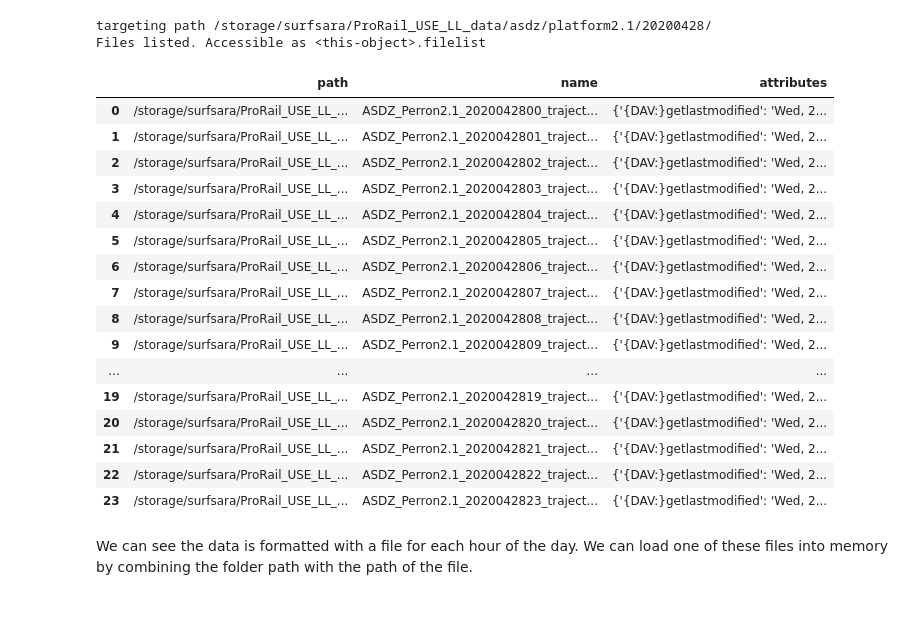
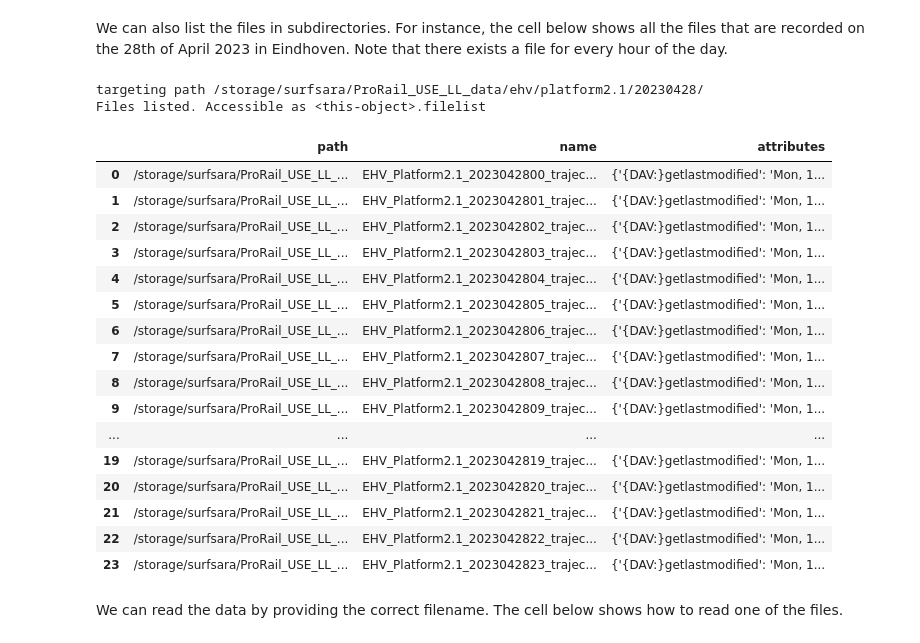
Before and after one commit to Joriswillems/depth_data_im_analysis, a Jupyter notebook: trajectory_analysis.ipynb, the cells around one changed output. Saved outputs shown, nothing was run; the diff lists cells and outputs as text; code cells hidden in the pictures; blank space fills up the shorter version.

```diff
--- a/trajectory_analysis.ipynb
+++ b/trajectory_analysis.ipynb
@@ -33,26 +69,28 @@ Now we will list all the files on TU/e Research drive from a particular area (pl
+# %% [markdown]
+We can also list the files in subdirectories. For instance, the cell below shows all the files that are recorded on the 28th of April 2023 in Eindhoven. Note that there exists a file for every hour of the day.
 # %%
-folder_path = 'asdz/platform2.1/20200428/'
+folder_path = 'ehv/platform2.1/20230428/'
 dh.list_files(folder_path)
 # %% [output]
-targeting path /storage/surfsara/ProRail_USE_LL_data/asdz/platform2.1/20200428/
+targeting path /storage/surfsara/ProRail_USE_LL_data/ehv/platform2.1/20230428/
 Files listed. Accessible as <this-object>.filelist
 |  | path | name | attributes |
-| 0 | /storage/surfsara/ProRail_USE_LL_... | ASDZ_Perron2.1_2020042800_traject... | {'{DAV:}getlastmodified': 'Wed, 2... |
-| 1 | /storage/surfsara/ProRail_USE_LL_... | ASDZ_Perron2.1_2020042801_traject... | {'{DAV:}getlastmodified': 'Wed, 2... |
-| 2 | /storage/surfsara/ProRail_USE_LL_... | ASDZ_Perron2.1_2020042802_traject... | {'{DAV:}getlastmodified': 'Wed, 2... |
-| 3 | /storage/surfsara/ProRail_USE_LL_... | ASDZ_Perron2.1_2020042803_traject... | {'{DAV:}getlastmodified': 'Wed, 2... |
-| 4 | /storage/surfsara/ProRail_USE_LL_... | ASDZ_Perron2.1_2020042804_traject... | {'{DAV:}getlastmodified': 'Wed, 2... |
-| 5 | /storage/surfsara/ProRail_USE_LL_... | ASDZ_Perron2.1_2020042805_traject... | {'{DAV:}getlastmodified': 'Wed, 2... |
-| 6 | /storage/surfsara/ProRail_USE_LL_... | ASDZ_Perron2.1_2020042806_traject... | {'{DAV:}getlastmodified': 'Wed, 2... |
-| 7 | /storage/surfsara/ProRail_USE_LL_... | ASDZ_Perron2.1_2020042807_traject... | {'{DAV:}getlastmodified': 'Wed, 2... |
-| 8 | /storage/surfsara/ProRail_USE_LL_... | ASDZ_Perron2.1_2020042808_traject... | {'{DAV:}getlastmodified': 'Wed, 2... |
-| 9 | /storage/surfsara/ProRail_USE_LL_... | ASDZ_Perron2.1_2020042809_traject... | {'{DAV:}getlastmodified': 'Wed, 2... |
+| 0 | /storage/surfsara/ProRail_USE_LL_... | EHV_Platform2.1_2023042800_trajec... | {'{DAV:}getlastmodified': 'Mon, 1... |
+| 1 | /storage/surfsara/ProRail_USE_LL_... | EHV_Platform2.1_2023042801_trajec... | {'{DAV:}getlastmodified': 'Mon, 1... |
+| 2 | /storage/surfsara/ProRail_USE_LL_... | EHV_Platform2.1_2023042802_trajec... | {'{DAV:}getlastmodified': 'Mon, 1... |
+| 3 | /storage/surfsara/ProRail_USE_LL_... | EHV_Platform2.1_2023042803_trajec... | {'{DAV:}getlastmodified': 'Mon, 1... |
+| 4 | /storage/surfsara/ProRail_USE_LL_... | EHV_Platform2.1_2023042804_trajec... | {'{DAV:}getlastmodified': 'Mon, 1... |
+| 5 | /storage/surfsara/ProRail_USE_LL_... | EHV_Platform2.1_2023042805_trajec... | {'{DAV:}getlastmodified': 'Mon, 1... |
+| 6 | /storage/surfsara/ProRail_USE_LL_... | EHV_Platform2.1_2023042806_trajec... | {'{DAV:}getlastmodified': 'Mon, 1... |
+| 7 | /storage/surfsara/ProRail_USE_LL_... | EHV_Platform2.1_2023042807_trajec... | {'{DAV:}getlastmodified': 'Mon, 1... |
+| 8 | /storage/surfsara/ProRail_USE_LL_... | EHV_Platform2.1_2023042808_trajec... | {'{DAV:}getlastmodified': 'Mon, 1... |
+| 9 | /storage/surfsara/ProRail_USE_LL_... | EHV_Platform2.1_2023042809_trajec... | {'{DAV:}getlastmodified': 'Mon, 1... |
 | ... | ... | ... | ... |
-| 19 | /storage/surfsara/ProRail_USE_LL_... | ASDZ_Perron2.1_2020042819_traject... | {'{DAV:}getlastmodified': 'Wed, 2... |
-| 20 | /storage/surfsara/ProRail_USE_LL_... | ASDZ_Perron2.1_2020042820_traject... | {'{DAV:}getlastmodified': 'Wed, 2... |
-| 21 | /storage/surfsara/ProRail_USE_LL_... | ASDZ_Perron2.1_2020042821_traject... | {'{DAV:}getlastmodified': 'Wed, 2... |
-| 22 | /storage/surfsara/ProRail_USE_LL_... | ASDZ_Perron2.1_2020042822_traject... | {'{DAV:}getlastmodified': 'Wed, 2... |
-| 23 | /storage/surfsara/ProRail_USE_LL_... | ASDZ_Perron2.1_2020042823_traject... | {'{DAV:}getlastmodified': 'Wed, 2... |
+| 19 | /storage/surfsara/ProRail_USE_LL_... | EHV_Platform2.1_2023042819_trajec... | {'{DAV:}getlastmodified': 'Mon, 1... |
+| 20 | /storage/surfsara/ProRail_USE_LL_... | EHV_Platform2.1_2023042820_trajec... | {'{DAV:}getlastmodified': 'Mon, 1... |
+| 21 | /storage/surfsara/ProRail_USE_LL_... | EHV_Platform2.1_2023042821_trajec... | {'{DAV:}getlastmodified': 'Mon, 1... |
+| 22 | /storage/surfsara/ProRail_USE_LL_... | EHV_Platform2.1_2023042822_trajec... | {'{DAV:}getlastmodified': 'Mon, 1... |
+| 23 | /storage/surfsara/ProRail_USE_LL_... | EHV_Platform2.1_2023042823_trajec... | {'{DAV:}getlastmodified': 'Mon, 1... |
-# %% [markdown]
-We can see the data is formatted with a file for each hour of the day. We can load one of these files into memory by combining the folder path with the path of the file.
+# %% [markdown]
+We can read the data by providing the correct filename. The cell below shows how to read one of the files.
 # %%
```
Also changed, not shown: parts of 66 cells of this notebook.
